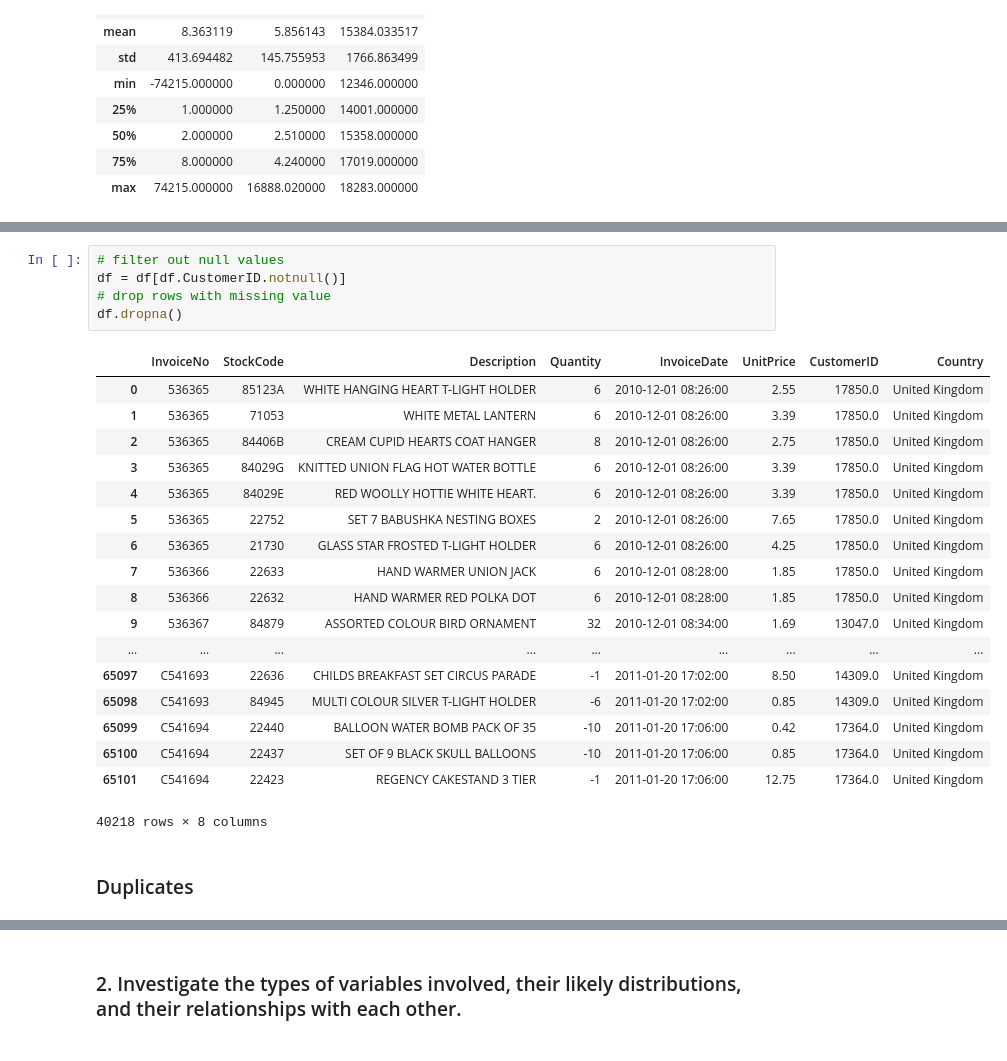
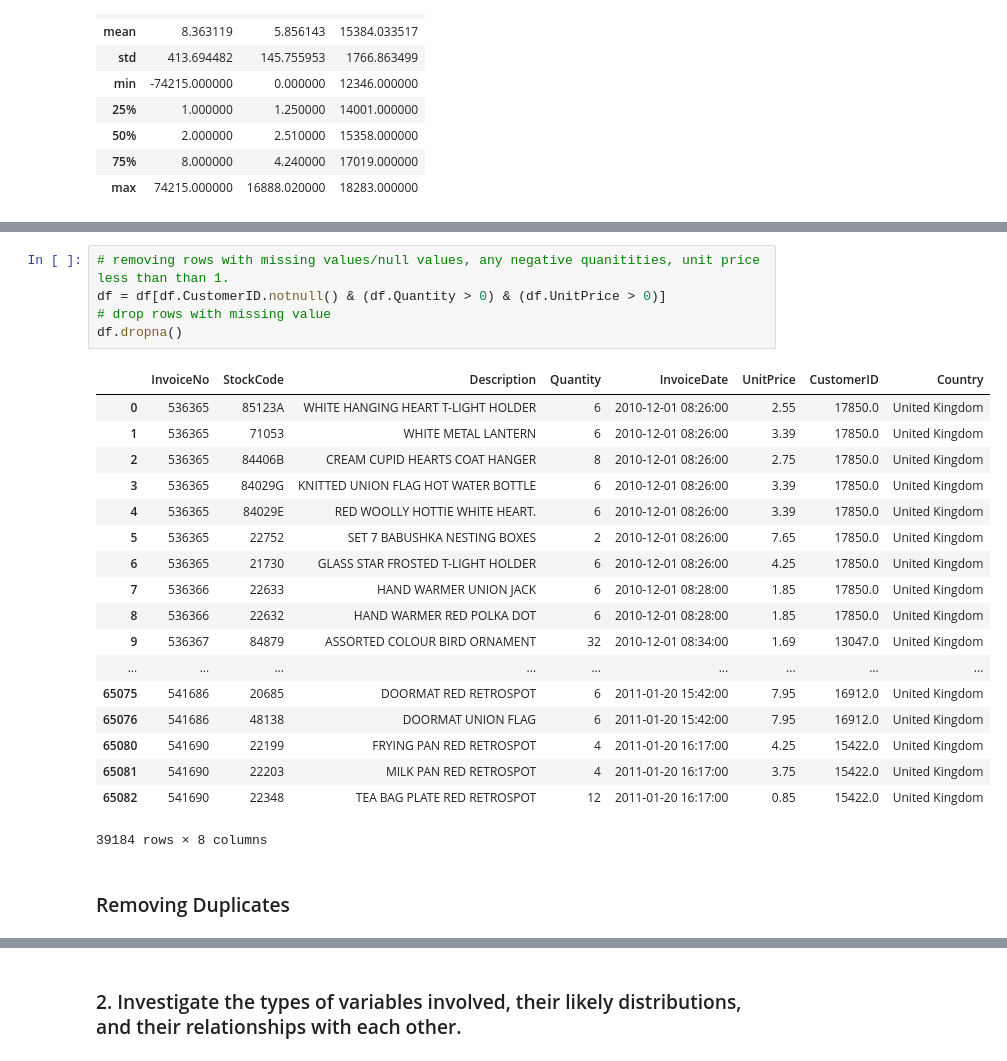
Before and after one commit to RitRa/Programming-Project-Dec-2018, a Jupyter notebook: Project Dec 2018.ipynb, the cells around one changed output, grey strips where cells are left out. Drawn from its saved outputs; the diff is of its cells as text.

```diff
--- a/Project Dec 2018.ipynb
+++ b/Project Dec 2018.ipynb
@@ -63,27 +78,27 @@ Country            0
 dtype: int64
 # %%
-# filter out null values
-df = df[df.CustomerID.notnull()]
+# removing rows with missing values/null values, any negative quanitities, unit price less than than 1.
+df = df[df.CustomerID.notnull() & (df.Quantity > 0) & (df.UnitPrice > 0)]
 # drop rows with missing value
 df.dropna()
 # %% [output]
 |  | InvoiceNo | StockCode | Description | Quantity | InvoiceDate | UnitPrice | CustomerID | Country |
 | 0 | 536365 | 85123A | WHITE HANGING HEART T-LIGHT HOLDER | 6 | 2010-12-01 08:26:00 | 2.55 | 17850.0 | United Kingdom |
 | 1 | 536365 | 71053 | WHITE METAL LANTERN | 6 | 2010-12-01 08:26:00 | 3.39 | 17850.0 | United Kingdom |
 | 2 | 536365 | 84406B | CREAM CUPID HEARTS COAT HANGER | 8 | 2010-12-01 08:26:00 | 2.75 | 17850.0 | United Kingdom |
 | 3 | 536365 | 84029G | KNITTED UNION FLAG HOT WATER BOTTLE | 6 | 2010-12-01 08:26:00 | 3.39 | 17850.0 | United Kingdom |
 | 4 | 536365 | 84029E | RED WOOLLY HOTTIE WHITE HEART. | 6 | 2010-12-01 08:26:00 | 3.39 | 17850.0 | United Kingdom |
 | 5 | 536365 | 22752 | SET 7 BABUSHKA NESTING BOXES | 2 | 2010-12-01 08:26:00 | 7.65 | 17850.0 | United Kingdom |
 | 6 | 536365 | 21730 | GLASS STAR FROSTED T-LIGHT HOLDER | 6 | 2010-12-01 08:26:00 | 4.25 | 17850.0 | United Kingdom |
 | 7 | 536366 | 22633 | HAND WARMER UNION JACK | 6 | 2010-12-01 08:28:00 | 1.85 | 17850.0 | United Kingdom |
 | 8 | 536366 | 22632 | HAND WARMER RED POLKA DOT | 6 | 2010-12-01 08:28:00 | 1.85 | 17850.0 | United Kingdom |
 | 9 | 536367 | 84879 | ASSORTED COLOUR BIRD ORNAMENT | 32 | 2010-12-01 08:34:00 | 1.69 | 13047.0 | United Kingdom |
 | ... | ... | ... | ... | ... | ... | ... | ... | ... |
-| 65097 | C541693 | 22636 | CHILDS BREAKFAST SET CIRCUS PARADE | -1 | 2011-01-20 17:02:00 | 8.50 | 14309.0 | United Kingdom |
-| 65098 | C541693 | 84945 | MULTI COLOUR SILVER T-LIGHT HOLDER | -6 | 2011-01-20 17:02:00 | 0.85 | 14309.0 | United Kingdom |
-| 65099 | C541694 | 22440 | BALLOON WATER BOMB PACK OF 35 | -10 | 2011-01-20 17:06:00 | 0.42 | 17364.0 | United Kingdom |
-| 65100 | C541694 | 22437 | SET OF 9 BLACK SKULL BALLOONS | -10 | 2011-01-20 17:06:00 | 0.85 | 17364.0 | United Kingdom |
-| 65101 | C541694 | 22423 | REGENCY CAKESTAND 3 TIER | -1 | 2011-01-20 17:06:00 | 12.75 | 17364.0 | United Kingdom |
+| 65075 | 541686 | 20685 | DOORMAT RED RETROSPOT | 6 | 2011-01-20 15:42:00 | 7.95 | 16912.0 | United Kingdom |
+| 65076 | 541686 | 48138 | DOORMAT UNION FLAG | 6 | 2011-01-20 15:42:00 | 7.95 | 16912.0 | United Kingdom |
+| 65080 | 541690 | 22199 | FRYING PAN RED RETROSPOT | 4 | 2011-01-20 16:17:00 | 4.25 | 15422.0 | United Kingdom |
+| 65081 | 541690 | 22203 | MILK PAN RED RETROSPOT | 4 | 2011-01-20 16:17:00 | 3.75 | 15422.0 | United Kingdom |
+| 65082 | 541690 | 22348 | TEA BAG PLATE RED RETROSPOT | 12 | 2011-01-20 16:17:00 | 0.85 | 15422.0 | United Kingdom |
-40218 rows × 8 columns
+39184 rows × 8 columns
 # %% [markdown]
-### Duplicates
+### Removing Duplicates
```
Also changed, not shown: parts of 24 cells of this notebook.
